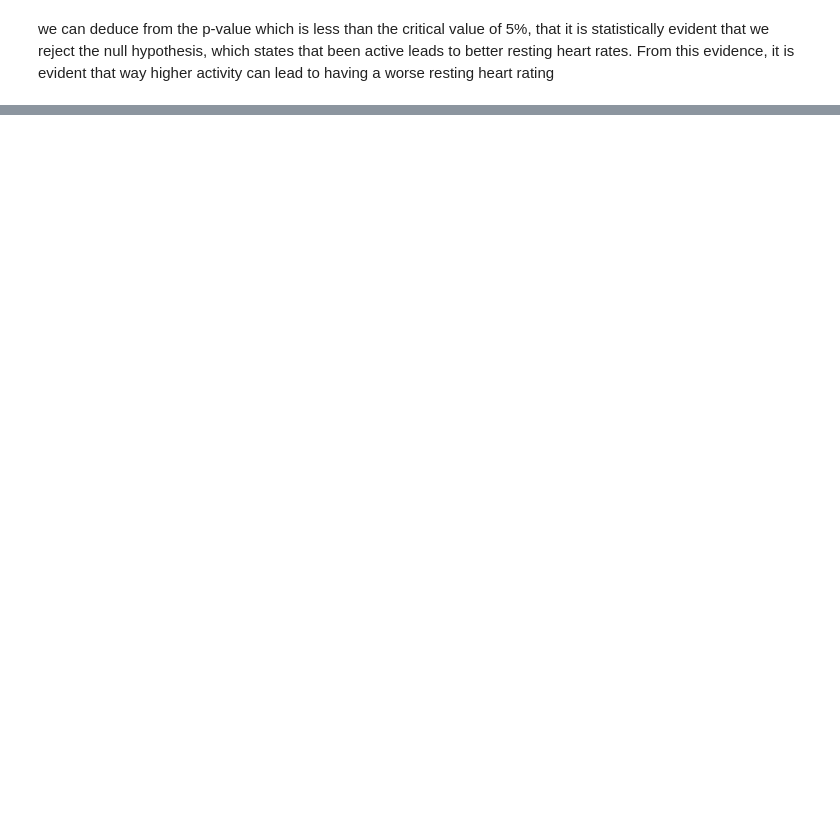
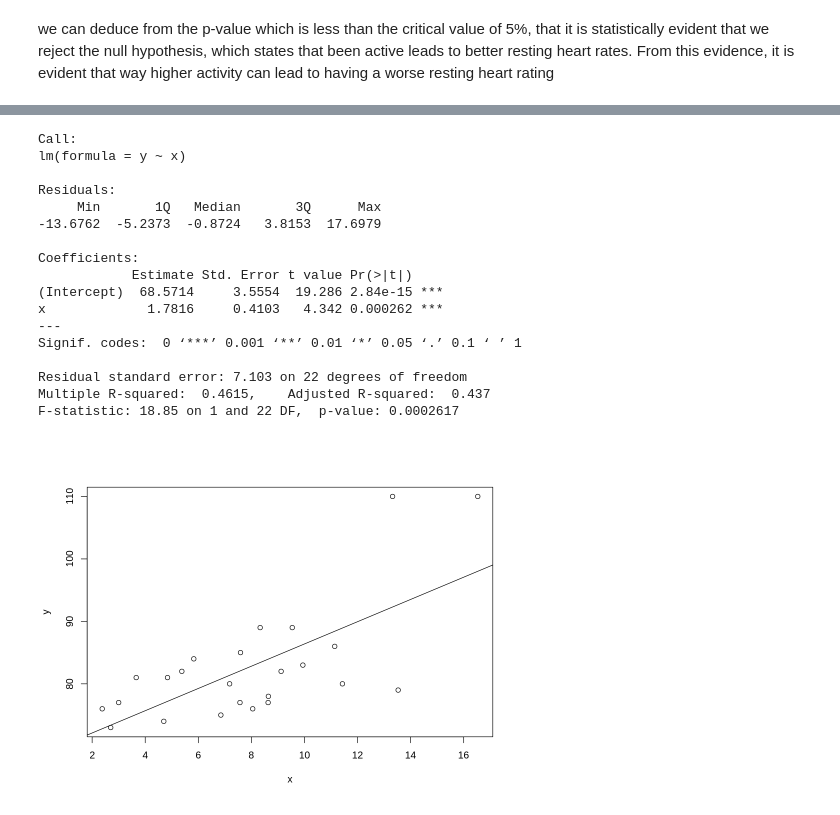
Before and after one commit to ovieimara/MATPMDA, a Jupyter notebook: MATPMDA_Portfolio.ipynb, the cells around one changed output, grey strips where cells are left out. Saved outputs shown, nothing was run; the diff lists cells and outputs as text; code cells hidden in the pictures; blank space fills up the shorter version.

```diff
--- a/MATPMDA_Portfolio.ipynb
+++ b/MATPMDA_Portfolio.ipynb
@@ -307,0 +382,31 @@ grid.arrange(grobs = plots, nrow=5, ncol=3)
+# %%
+zero = sub_data$LongestActiveTime > 0 & sub_data$AvgBpm > 0
+y = (sub_data$AvgBpm[zero])
+x = (sub_data$Distance[zero])
+# log(sub_data$LongestActiveTime[zero])
+# x = log(sub_data$Distance) * log(sub_data$Calories) * log(sub_data$Steps) * log(sub_data$Duration) * log(sub_data$LongestActiveTime[zero])
+# y = log(sub_data$AvgBpm[zero])
+# y
+
+plot(y ~ x)
+abline(lm(y ~ x))
+summary(lm(y ~ x))
+# %% [output]
+Call:
+lm(formula = y ~ x)
+
+Residuals:
+     Min       1Q   Median       3Q      Max
+-13.6762  -5.2373  -0.8724   3.8153  17.6979
+
+Coefficients:
+            Estimate Std. Error t value Pr(>|t|)
+(Intercept)  68.5714     3.5554  19.286 2.84e-15 ***
+x             1.7816     0.4103   4.342 0.000262 ***
+---
+Signif. codes:  0 ‘***’ 0.001 ‘**’ 0.01 ‘*’ 0.05 ‘.’ 0.1 ‘ ’ 1
+
+Residual standard error: 7.103 on 22 degrees of freedom
+Multiple R-squared:  0.4615,    Adjusted R-squared:  0.437
+F-statistic: 18.85 on 1 and 22 DF,  p-value: 0.0002617
+[figure, added]
```
Also changed, not shown: parts of 20 cells of this notebook.
